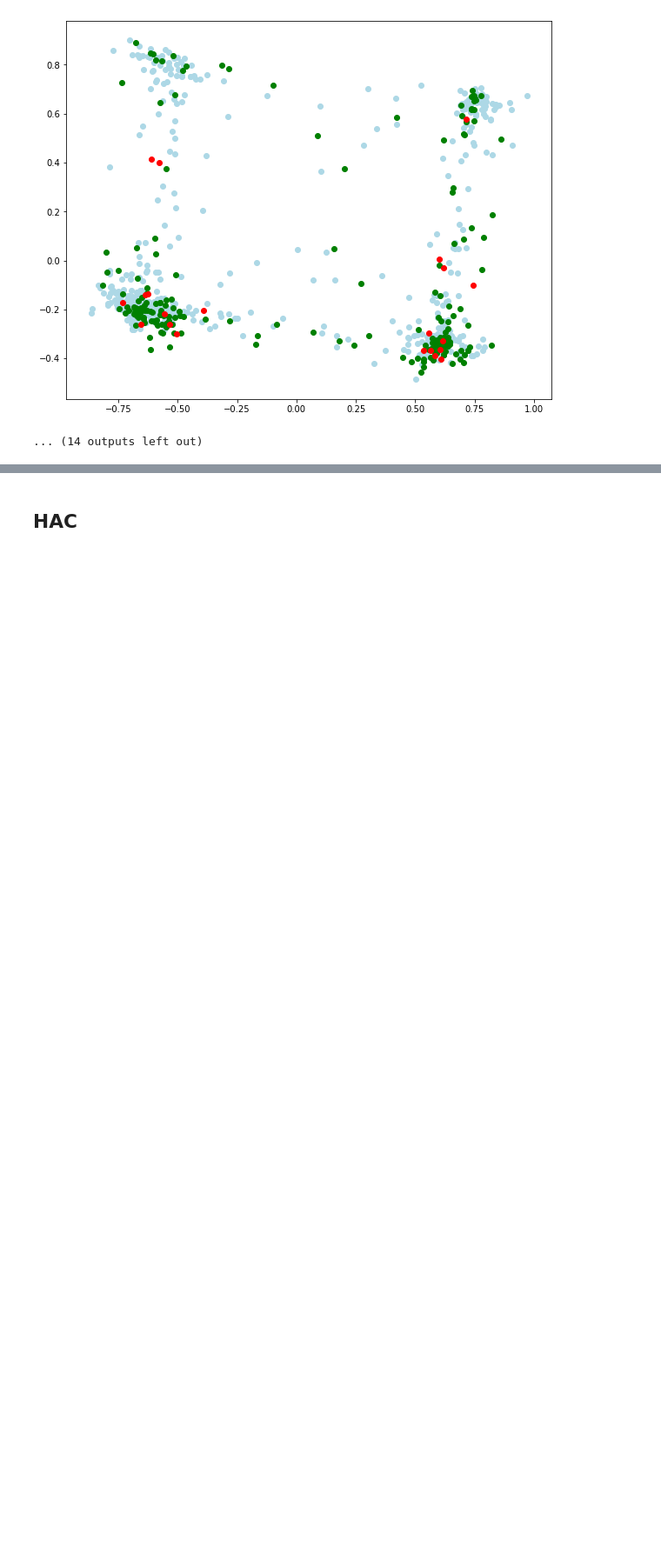
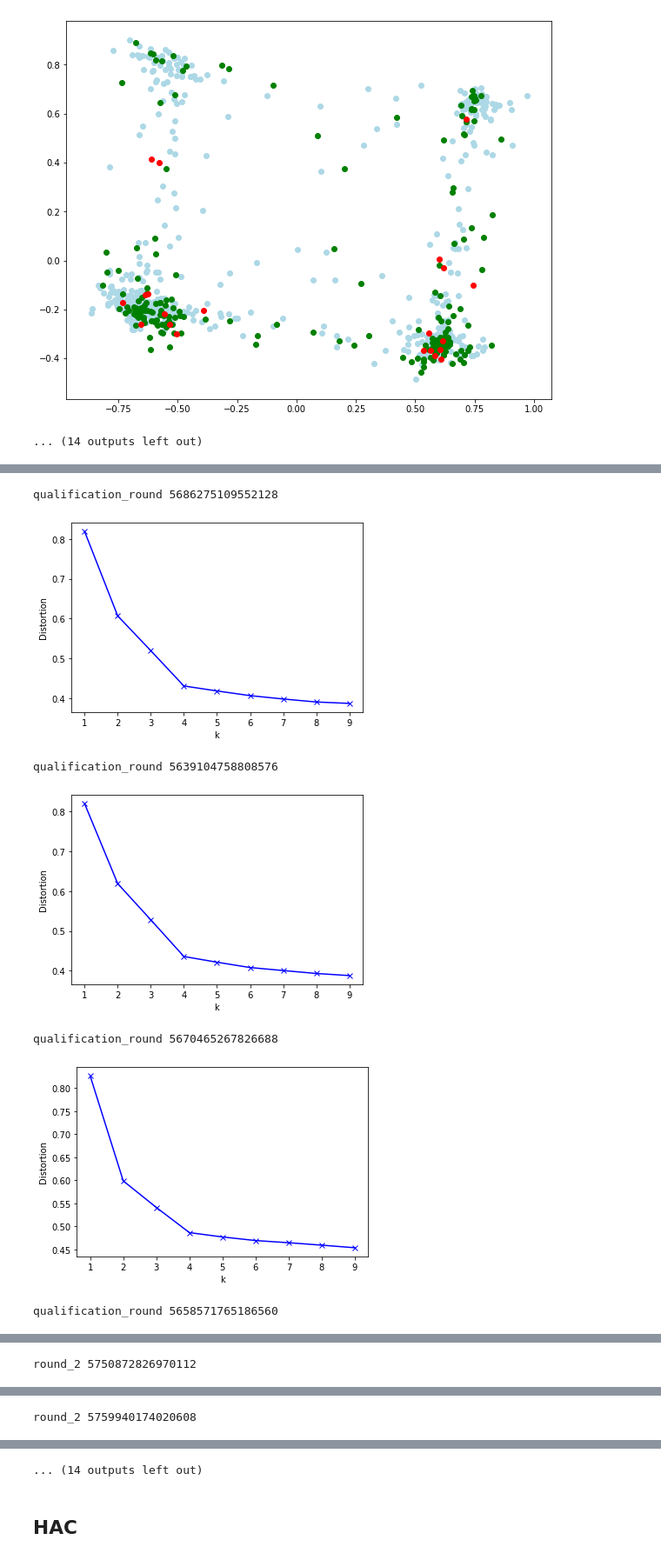
Before and after one commit to rafed/GcjStyleAnalysis, a Jupyter notebook: gcj_analysis_2015.ipynb, the cells around one changed output, grey strips where cells are left out. Shown at 87% size. Cells and saved outputs as stored; diff of their text form; code cells hidden in the pictures; blank space fills up the shorter version.

```diff
--- a/gcj_analysis_2015.ipynb
+++ b/gcj_analysis_2015.ipynb
@@ -191,0 +195,34 @@ round_2 5759940174020608
+# %%
+for r in rounds:
+    df_round = df[df['round_name']==r]
+    problem_num = df_round['problem_num_hash'].unique()
+
+    for p in problem_num:
+        d = df_round[df_round['problem_num_hash']==p]
+        d = d.drop(cols_to_drop, axis=1)
+        d[cols_to_norm] = MinMaxScaler().fit_transform(d[cols_to_norm])
+
+        x = d.drop('username', axis=1)
+        y = d['username']
+
+        distortions = []
+        K = range(1,10)
+        for k in K:
+            kmeanModel = KMeans(n_clusters=k).fit(x)
+            kmeanModel.fit(x)
+            distortions.append(sum(np.min(cdist(x, kmeanModel.cluster_centers_, 'euclidean'), axis=1)) / x.shape[0])
+
+        print(r, p)
+        # Plot the elbow
+        plt.plot(K, distortions, 'bx-')
+        plt.xlabel('k')
+        plt.ylabel('Distortion')
+        plt.show()
+# %% [output]
+qualification_round 5686275109552128
+[figure, added]
+qualification_round 5639104758808576
+[figure, added]
+qualification_round 5670465267826688
+[figure, added]
+qualification_round 5658571765186560
@@ -191,0 +230 @@ round_2 5759940174020608
+round_2 5750872826970112
@@ -191,0 +232 @@ round_2 5759940174020608
+round_2 5759940174020608
@@ -192,3 +234,4 @@ round_2 5759940174020608
+... (14 outputs left out)
 # %% [markdown]
 ## HAC
 # %%
```
Also changed, not shown: parts of 4 cells of this notebook, 2 other files.
